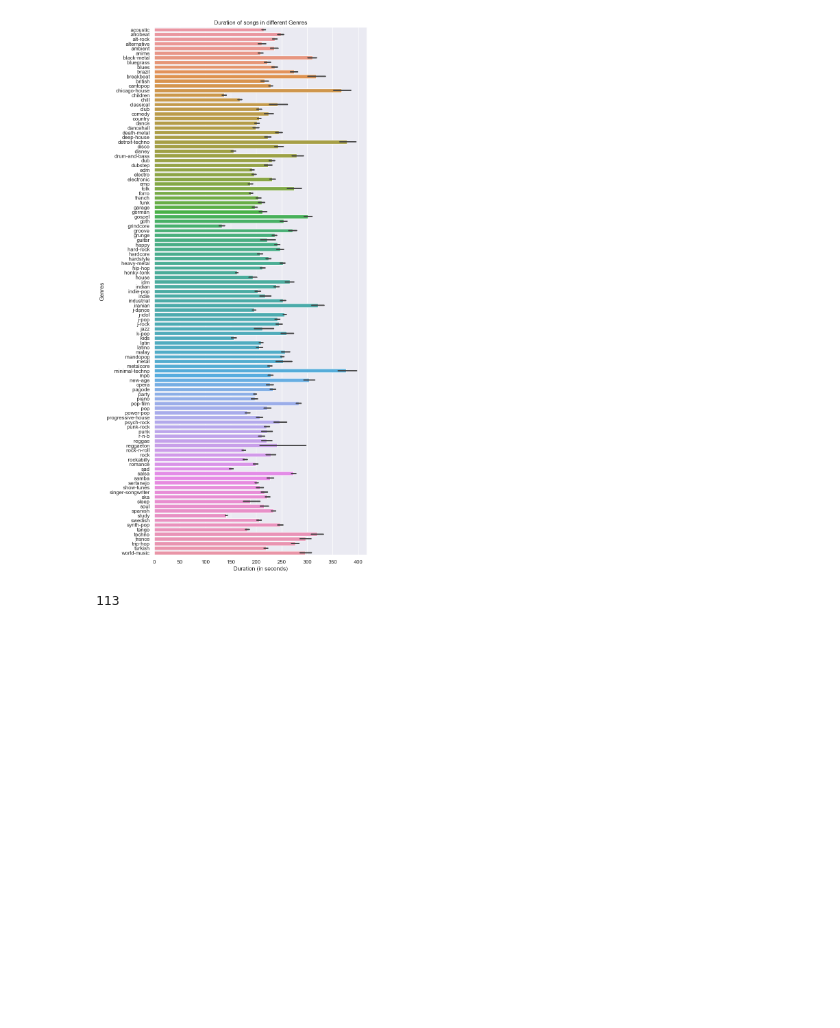
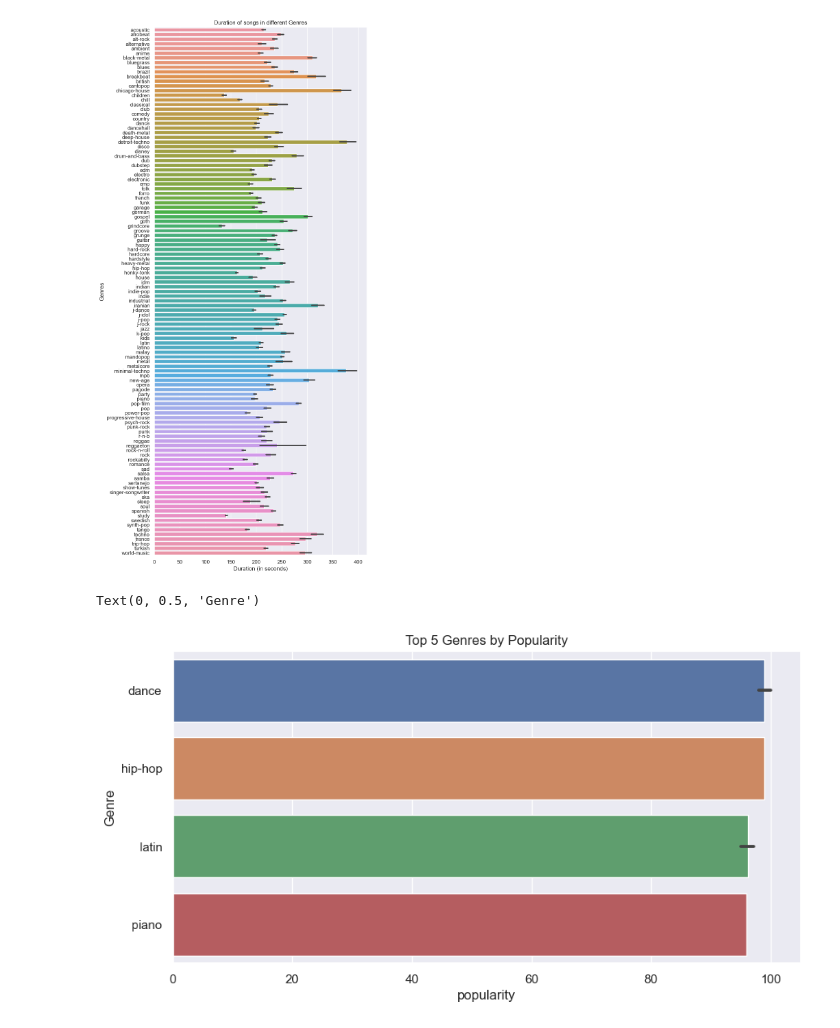
Before and after one commit to AcV134/Spotify-Data-Analysis, a Jupyter notebook: spotify_data_analysis.ipynb, the cells around one changed output. Saved outputs shown, nothing was run; the diff lists cells and outputs as text; code cells hidden in the pictures; blank space fills up the shorter version.

Commit message:
Add barplot of top 5 genre

```diff
--- a/spotify_data_analysis.ipynb
+++ b/spotify_data_analysis.ipynb
@@ -210,8 +210,13 @@ plt.ylabel('Genres')
 # %% [output]
 Text(0, 0.5, 'Genres')
 [figure]
-# %%
-j = len(df_tracks['track_genre'].unique())
-j
-# %% [output]
-113
+# %%
+# Top 5 genres by popularity
+sns.set_style(style='darkgrid')
+plt.figure(figsize=(10,5))
+popular = df_tracks.sort_values('popularity', ascending=False).head(10)
+sns.barplot(y = 'track_genre', x = 'popularity', data = popular).set(title='Top 5 Genres by Popularity')
+plt.ylabel('Genre')
+# %% [output]
+Text(0, 0.5, 'Genre')
+[figure, added]
```
